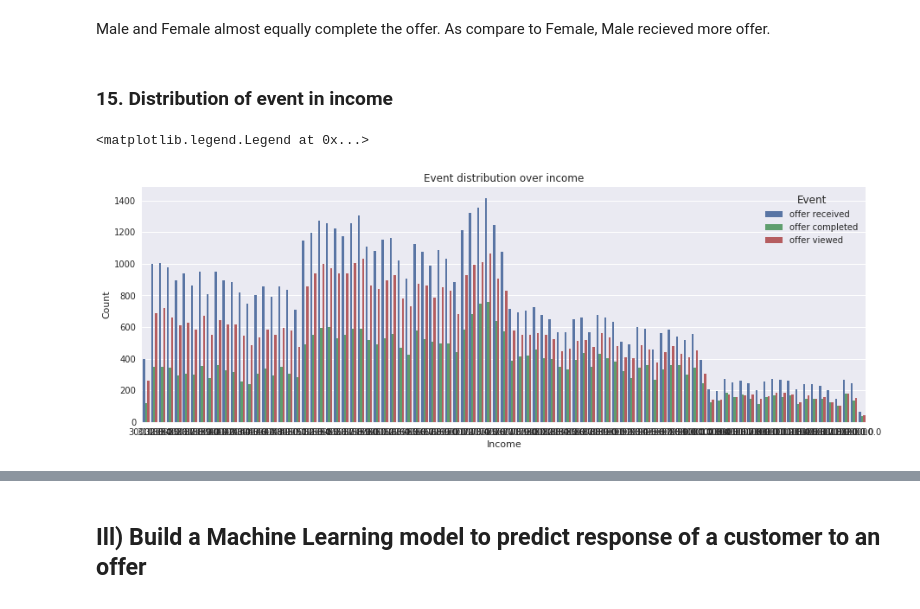
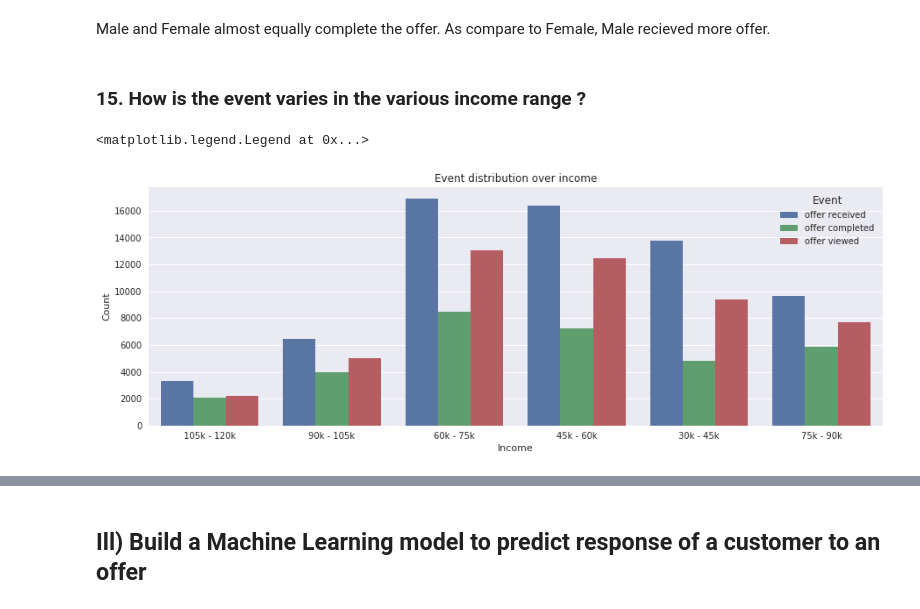
Before and after one commit to AnnieThomas02/Starbucks-Capstone-Project, a Jupyter notebook: Starbucks_Capstone_notebook.ipynb, the cells around one changed output, grey strips where cells are left out. Cells and saved outputs as stored; diff of their text form; code cells hidden in the pictures.

```diff
--- a/Starbucks_Capstone_notebook.ipynb
+++ b/Starbucks_Capstone_notebook.ipynb
@@ -229,13 +235,11 @@ profile.hist(column='age');
 # %%
 def clean_profile(profile):
     '''
-    data cleaning the profile dataframe
+    Cleaning the profile dataset and making it ready for analysis
 
     INPUT:
-    profile - the profile dataframe
+    profile - the profile dataframe to be cleaned
 
-    OUTPUT:
-    profile - the cleaned profile dataframe
 
     '''
     cleaned_profiled = profile.copy()
@@ -246,17 +250,36 @@ def clean_profile(profile):
     # drop all missing values
     cleaned_profiled.dropna(inplace=True)
 
+    #Convert to datetime
+    cleaned_profiled['became_member_on'] = pd.to_datetime(profile['became_member_on'], format="%Y%m%d")
+
+
     #add Age_group column
     cleaned_profiled.loc[(cleaned_profiled.age < 20) , 'Age_group'] = 'Under-20'
     cleaned_profiled.loc[(cleaned_profiled.age >= 20) & (cleaned_profiled.age <= 45) , 'Age_group'] = '20-45'
     cleaned_profiled.loc[(cleaned_profiled.age >= 46) & (cleaned_profiled.age <= 60) , 'Age_group'] = '46-60'
     cleaned_profiled.loc[(cleaned_profiled.age >= 61) & (cleaned_profiled.age <= 80) , 'Age_group'] = '61-80'
     cleaned_profiled.loc[(cleaned_profiled.age >= 81) , 'Age_group'] = '81-101'
-    cleaned_profiled.drop('age',axis=1,inplace=True)
+    #cleaned_profiled.drop('age',axis=1,inplace=True)
 
-     #replace id to offer_id
+    #Dividing into income range
+    #cleaned_profiled['income_range'] = pd.cut(cleaned_profiled['income'], bins=[30000,45000,60000,75000,90000,105000,120000],labels=['30k - 45k', '45k - 60k','60k - 75k','75k - 90k','90k - 105k','105k - 120k'])
+    cleaned_profiled.loc[(cleaned_profiled.income <= 45000) , 'income_range'] = '30k - 45k'
+    cleaned_profiled.loc[(cleaned_profiled.income >= 45001) & (cleaned_profiled.income <= 60000) , 'income_range'] = '45k - 60k'
+    cleaned_profiled.loc[(cleaned_profiled.income >= 60001) & (cleaned_profiled.income <= 75000) , 'income_range'] = '60k - 75k'
+    cleaned_profiled.loc[(cleaned_profiled.income >= 75001) & (cleaned_profiled.income <= 90000) , 'income_range'] = '75k - 90k'
+    cleaned_profiled.loc[(cleaned_profiled.income >= 90001) & (cleaned_profiled.income <= 105000) , 'income_range'] = '90k - 105k'
+    cleaned_profiled.loc[(cleaned_profiled.income >= 105001) & (cleaned_profiled.income <= 120000) , 'income_range'] ='105k - 120k'
+
+     #make the respective columns
+    cleaned_profiled['membership_year'] = cleaned_profiled.became_member_on.dt.year
+    cleaned_profiled['membership_month'] = cleaned_profiled.became_member_on.dt.month
+    cleaned_profiled['membership_day'] = cleaned_profiled.became_member_on.dt.day
+
+    #replace id to offer_id
     cleaned_profiled.rename(columns={'id':'customer_id'},inplace=True)
 
+
     return cleaned_profiled
 # %%
 cleaned_profile =clean_profile(profile)
@@ -292,13 +320,13 @@ transcript.head()
 # %%
 def clean_transcript(transcript):
     '''
-    data cleaning the transcript dataframe
+    Cleaning the transcript dataset and making it ready for analysis
 
     INPUT:
     profile - the transcript dataframe to be cleaned
 
     OUTPUT:
-    profile - the transcript profile dataframe
+    profile - the cleaned transcript dataframe
     '''
     transcript = pd.concat([transcript, transcript['value'].apply(pd.Series)], axis=1)
 
@@ -447,0 +487,9 @@ sns.distplot(merged_df['income'], bins=50, hist_kws={'alpha': 0.4});
+# %%
+#Q2.
+plt.figure(figsize=(15, 5))
+sns.countplot(x= "gender", hue= "income_range", data=merged_df)
+sns.set(style="darkgrid")
+plt.title('Income Range in Gender')
+plt.ylabel('Count')
+plt.xlabel('Gender')
+plt.legend(title='Offer Type')
@@ -585,15 +638,15 @@ plt.legend(title='Event')
 # %% [markdown]
  Male and Female almost equally complete the offer. As compare to Female, Male  recieved more offer.
 # %% [markdown]
-### 15. Distribution of event in income
+### 15. How is the event varies in the various income range ?
 # %%
 plt.figure(figsize=(15, 5))
-sns.countplot(x= "income", hue= "event", data=merged_df)
+sns.countplot(x= "income_range", hue= "event", data=merged_df)
 sns.set(style="darkgrid")
 plt.title('Event distribution over income')
 plt.ylabel('Count')
 plt.xlabel('Income')
 plt.legend(title='Event')
 # %% [output]
 <matplotlib.legend.Legend at 0x...>
-[figure, old version]
+[figure, new version]
```
Also changed, not shown: parts of 52 cells of this notebook.
